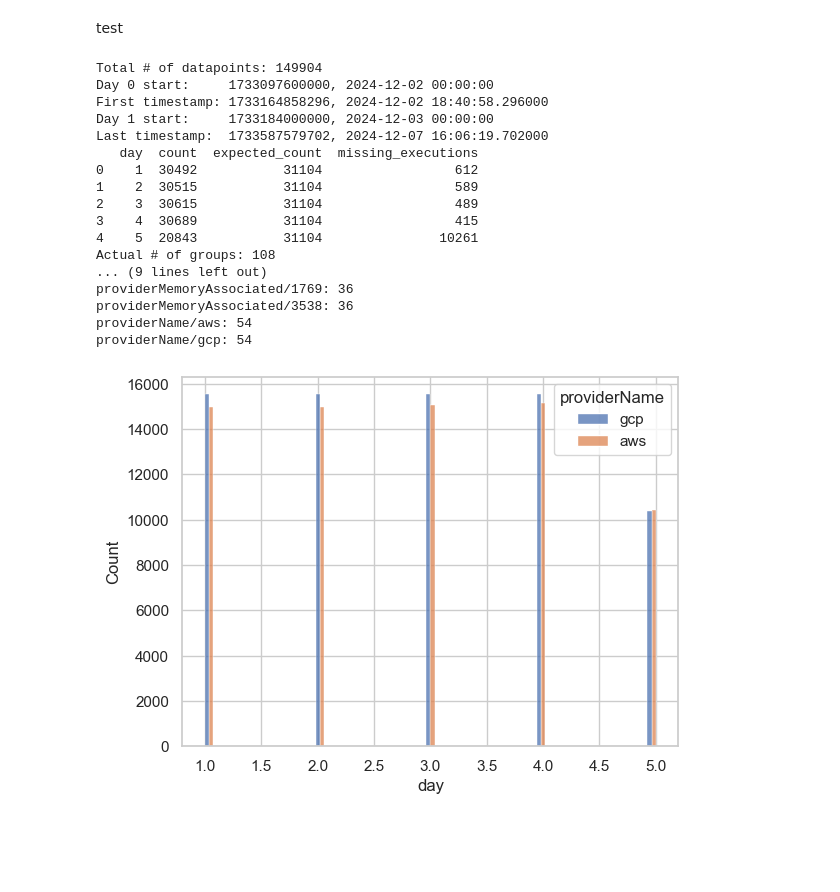
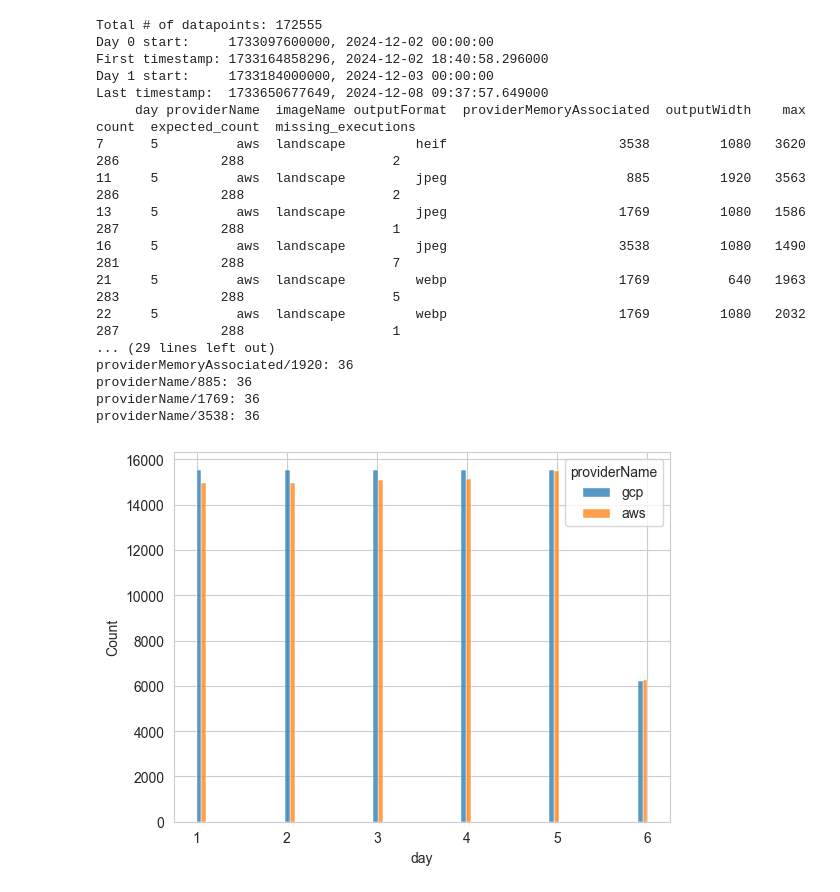
Before and after one commit to piotrekwitkowski/practical-faas-image-optimization-bench, a Jupyter notebook: results-analysis/notebooks/how-many-datapoints-in-series.ipynb, the cells around one changed output. Saved outputs shown, nothing was run; the diff lists cells and outputs as text; code cells hidden in the pictures; blank space fills up the shorter version.

```diff
--- a/results-analysis/notebooks/how-many-datapoints-in-series.ipynb
+++ b/results-analysis/notebooks/how-many-datapoints-in-series.ipynb
@@ -1,5 +1,3 @@
-# %% [markdown]
-test
 # %%
 import pandas as pd
 import matplotlib.pyplot as plt
@@ -39,9 +31,13 @@ df['hour'] = (df['timestamp'] - day_0) // (millis_in_day / 24) % 24
 
 # Count occurrences by day
 # daily_counts = df.groupby('day').size().res('count')
-daily_counts = df.groupby('day').size().reset_index(name='count')
-daily_counts['expected_count'] = 24 * 12 * 2 * 2 * 3 * 3 * 3 # hours * executions * clouds * images * formats * widths * memory
+daily_counts = df.loc[(df['day'] == 5)] \
+    .groupby(['day', 'providerName', 'imageName', 'outputFormat', 'providerMemoryAssociated', 'outputWidth']) \
+    .agg(max_processing_ms=('durationProcessingMs', 'max'), count=('timestamp', 'size')) \
+    .reset_index()
+daily_counts['expected_count'] = 24 * 12 # hours * executions * clouds * images * formats * widths * memory
 daily_counts['missing_executions'] = daily_counts['expected_count'] - daily_counts['count']
+daily_counts = daily_counts.loc[(daily_counts['missing_executions'] > 0)]
 print(daily_counts)
 sns.color_palette("colorblind")
 
@@ -50,49 +46,49 @@ sns.despine(left=True)
 sns.set_style("whitegrid")
 sns.histplot(data=df, x='day', stat='count', hue="providerName", multiple='dodge', hue_order=['gcp', 'aws'], legend=True)
 
 # Group by series columns
-groups = df.groupby(['imageName', 'outputFormat', 'outputWidth', 'providerMemoryAssociated', 'providerName', ])
+groups = df.groupby(['imageName','providerName', 'outputFormat', 'outputWidth', 'providerMemoryAssociated',  ])
 print(f'Actual # of groups: {groups.ngroups}')
 
 # Initialize a dictionary to store counts for each key
 from collections import defaultdict  # Import defaultdict
 key_counts = defaultdict(lambda: defaultdict(int))
 
 for name, group in groups:
     # Extract individual values from the group name
     image_name, output_format, output_width, provider_memory, provider_name = name
 
     # Update counts for each key
     key_counts['imageName'][image_name] += 1
     key_counts['outputFormat'][output_format] += 1
     key_counts['outputWidth'][output_width] += 1
     key_counts['providerMemoryAssociated'][provider_memory] += 1
     key_counts['providerName'][provider_name] += 1
 
 # Print the results
 for key, values in key_counts.items():
     # print(f"\nUnique values for {key}:")
     for value, count in values.items():
         print(f"{key}/{value}: {count}")
 # %% [output]
-Total # of datapoints: 149904
+Total # of datapoints: 172555
 Day 0 start:     1733097600000, 2024-12-02 00:00:00
 First timestamp: 1733164858296, 2024-12-02 18:40:58.296000
 Day 1 start:     1733184000000, 2024-12-03 00:00:00
-Last timestamp:  1733587579702, 2024-12-07 16:06:19.702000
-   day  count  expected_count  missing_executions
-0    1  30492           31104                 612
-1    2  30515           31104                 589
-2    3  30615           31104                 489
-3    4  30689           31104                 415
-4    5  20843           31104               10261
-Actual # of groups: 108
-... (9 lines left out)
-providerMemoryAssociated/1769: 36
-providerMemoryAssociated/3538: 36
-providerName/aws: 54
-providerName/gcp: 54
+Last timestamp:  1733650677649, 2024-12-08 09:37:57.649000
+     day providerName  imageName outputFormat  providerMemoryAssociated  outputWidth    max  count  expected_count  missing_executions
+7      5          aws  landscape         heif                      3538         1080   3620    286             288                   2
+11     5          aws  landscape         jpeg                       885         1920   3563    286             288                   2
+13     5          aws  landscape         jpeg                      1769         1080   1586    287             288                   1
+16     5          aws  landscape         jpeg                      3538         1080   1490    281             288                   7
+21     5          aws  landscape         webp                      1769          640   1963    283             288                   5
+22     5          aws  landscape         webp                      1769         1080   2032    287             288                   1
+... (29 lines left out)
+providerMemoryAssociated/1920: 36
+providerName/885: 36
+providerName/1769: 36
+providerName/3538: 36
-[figure, old version]
+[figure, new version]
 # %%
 # groups_frequency = groups.size().sort_values()
 # print(groups_frequency.head(10).to_string())
```
Also changed, not shown: parts of 1 cell of this notebook, 16 other files.
